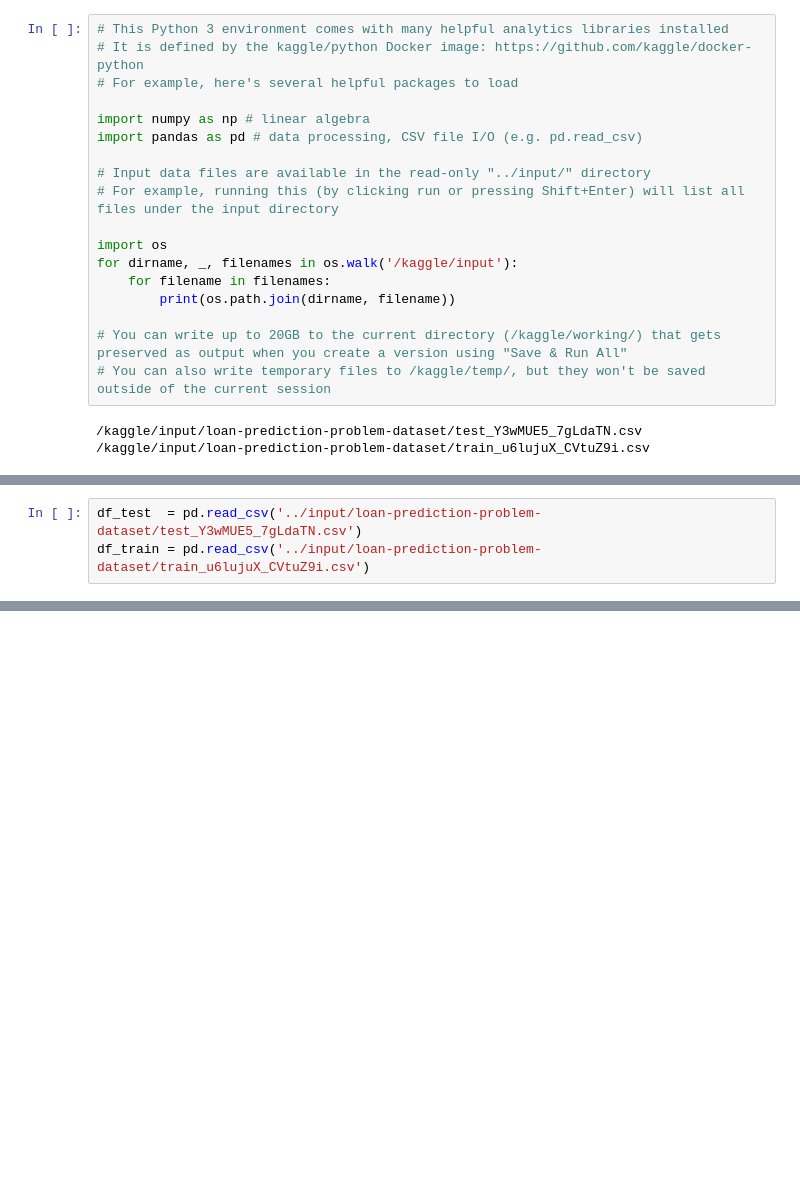
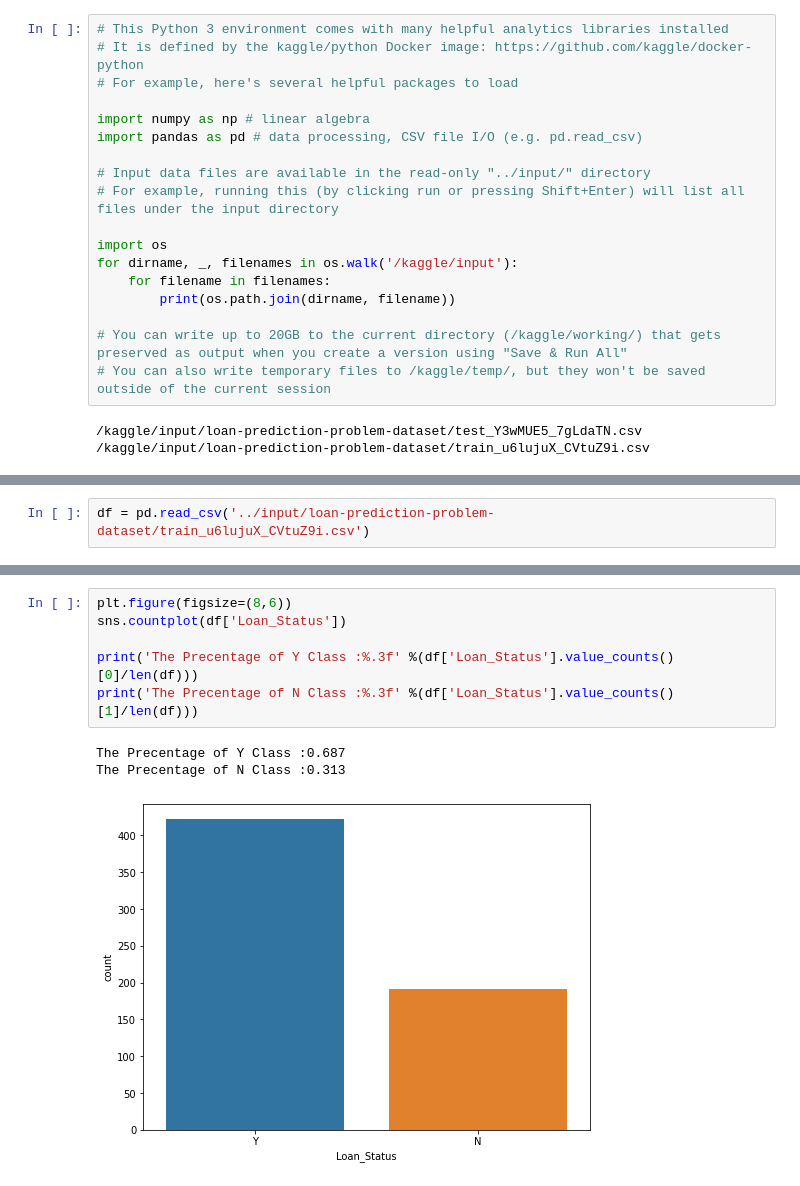
Before and after one commit to EmadKadra123/Project_From_Kaggle, a Jupyter notebook: loan-predction.ipynb, the cells around one changed output, grey strips where cells are left out. Cells and saved outputs as stored; diff of their text form; blank space fills up the shorter version.

```diff
--- a/loan-predction.ipynb
+++ b/loan-predction.ipynb
@@ -22,4 +29,3 @@ for dirname, _, filenames in os.walk('/kaggle/input'):
 # %%
-df_test  = pd.read_csv('../input/loan-prediction-problem-dataset/test_Y3wMUE5_7gLdaTN.csv')
-df_train = pd.read_csv('../input/loan-prediction-problem-dataset/train_u6lujuX_CVtuZ9i.csv')
+df = pd.read_csv('../input/loan-prediction-problem-dataset/train_u6lujuX_CVtuZ9i.csv')
 # %%
@@ -33,0 +106,10 @@ df_train.head()
+# %%
+plt.figure(figsize=(8,6))
+sns.countplot(df['Loan_Status'])
+
+print('The Precentage of Y Class :%.3f' %(df['Loan_Status'].value_counts()[0]/len(df)))
+print('The Precentage of N Class :%.3f' %(df['Loan_Status'].value_counts()[1]/len(df)))
+# %% [output]
+The Precentage of Y Class :0.687
+The Precentage of N Class :0.313
+[figure, added]
```
Also changed, not shown: parts of 30 cells of this notebook.
